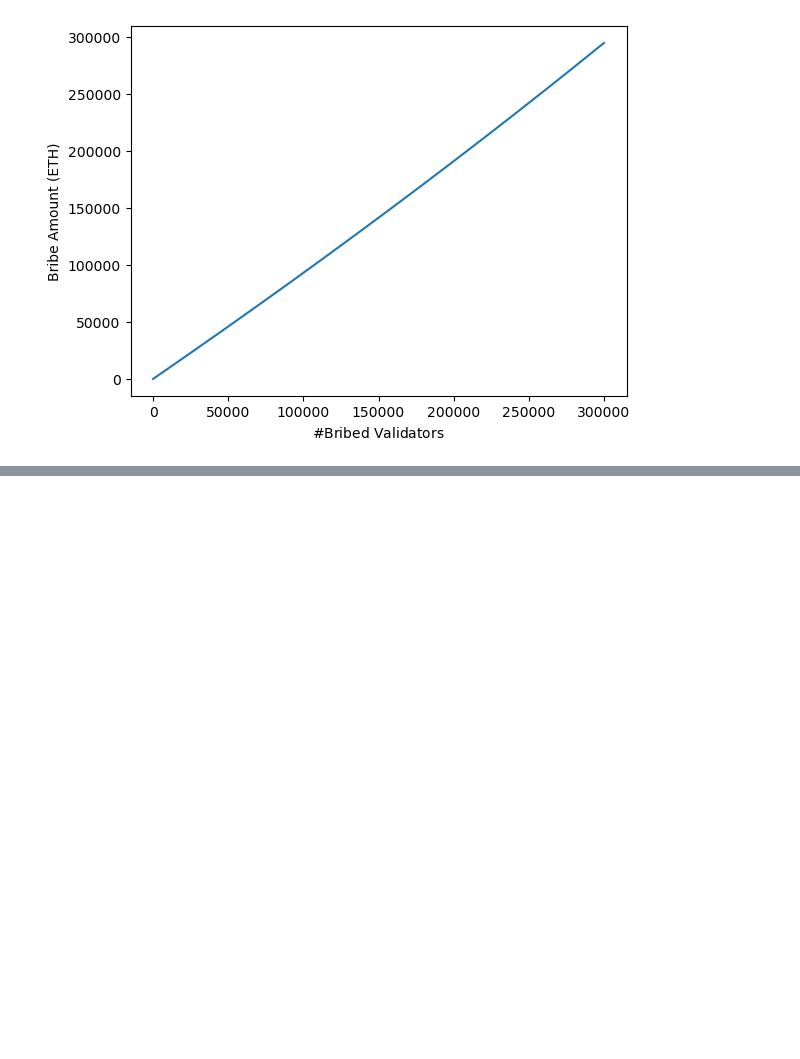
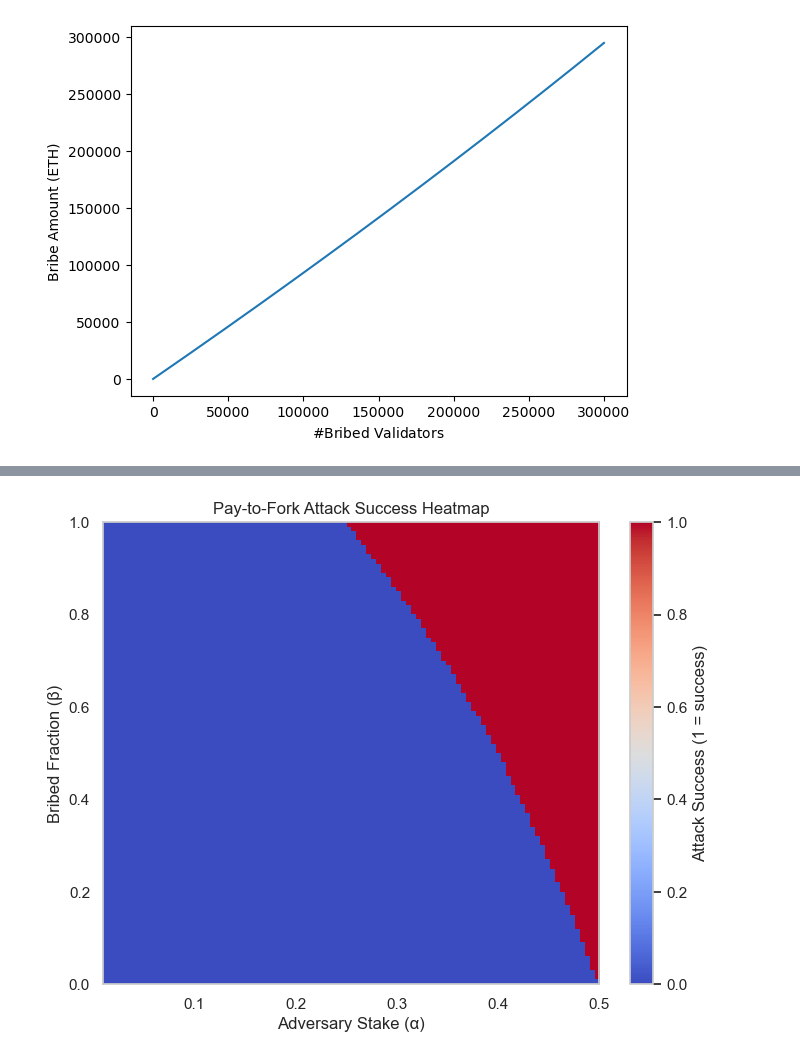
Before and after one commit to 0xSooki/bribery-zoo, a Jupyter notebook: Figures/playground.ipynb, the cells around one changed output, grey strips where cells are left out. Saved outputs shown, nothing was run; the diff lists cells and outputs as text; code cells hidden in the pictures; blank space fills up the shorter version.

```diff
--- a/Figures/playground.ipynb
+++ b/Figures/playground.ipynb
@@ -76,0 +238,27 @@ plt.show()
+# %%
+alpha_vals = np.linspace(0.01, 0.5, 100)  # adversary stake
+beta_vals = np.linspace(0, 1, 100)        # bribed fraction
+
+F = 1  # fork chain reward
+D = 2  # canonical chain reward
+
+success_matrix = np.zeros((len(beta_vals), len(alpha_vals)))
+
+for i, beta in enumerate(beta_vals):
+    for j, alpha in enumerate(alpha_vals):
+        lhs = F * (1 - beta) * (1 - alpha) + D * (1 - alpha)
+        rhs = D * alpha + F * alpha + F * beta * (1 - alpha)
+        success_matrix[i, j] = 1 if lhs < rhs else 0  # 1 = succes
+
+
+plt.figure(figsize=(8, 6))
+plt.imshow(success_matrix, extent=[alpha_vals[0], alpha_vals[-1], beta_vals[0], beta_vals[-1]],
+           origin='lower', aspect='auto', cmap='coolwarm')
+plt.colorbar(label='Attack Success (1 = success)')
+plt.xlabel('Adversary Stake (α)')
+plt.ylabel('Bribed Fraction (β)')
+plt.title('Pay-to-Fork Attack Success Heatmap')
+plt.grid(False)
+plt.show()
+# %% [output]
+[figure, added]
```
Also changed, not shown: parts of 9 cells of this notebook.
